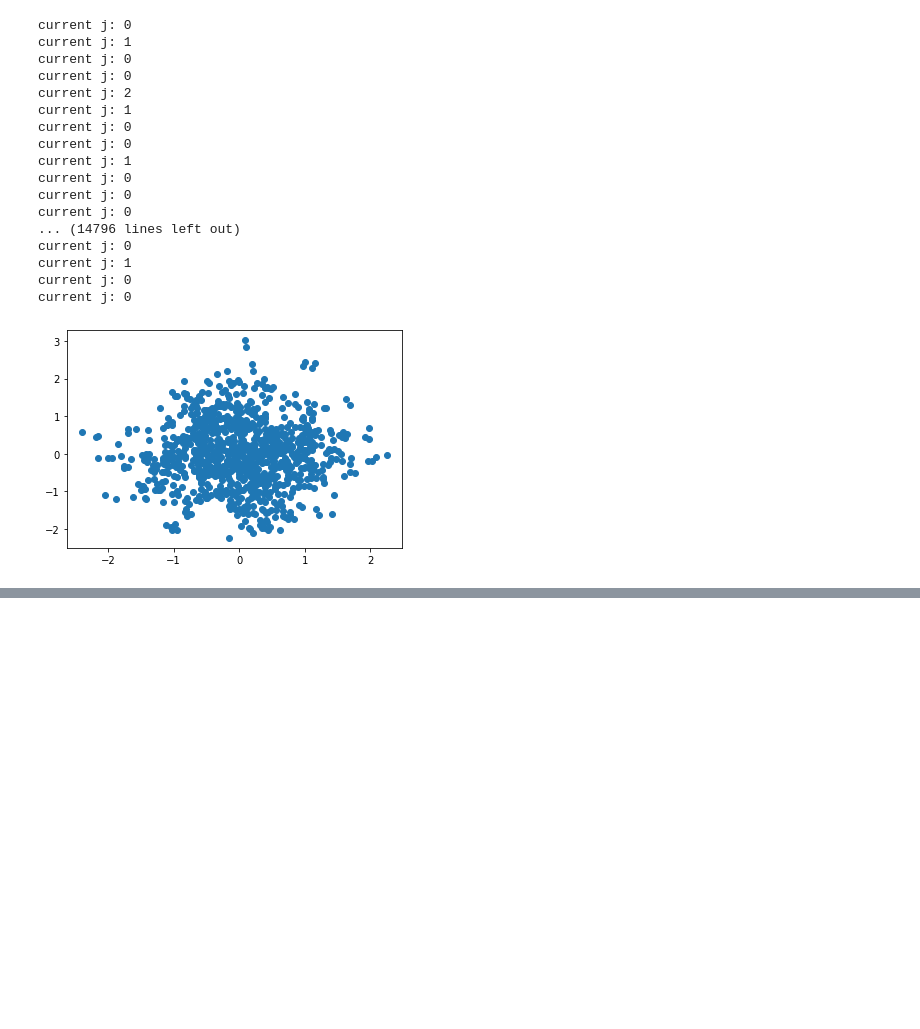
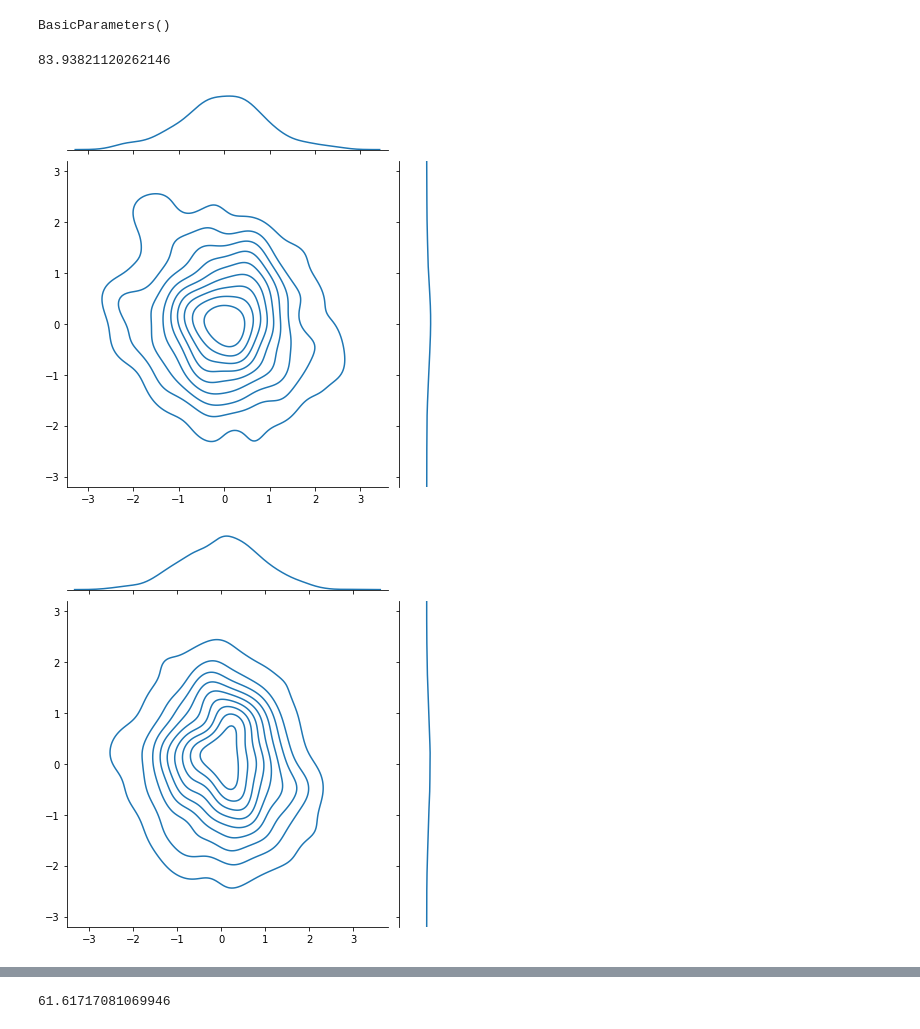
Before and after one commit to sjgosai/boda2, a Jupyter notebook: analysis/SG002__NUTS_dev/prototype.ipynb, the cells around one changed output, grey strips where cells are left out. Drawn from its saved outputs; the diff is of its cells as text; code cells hidden in the pictures; blank space fills up the shorter version.

Commit message:
bugfixes and tests

```diff
--- a/analysis/SG002__NUTS_dev/prototype.ipynb
+++ b/analysis/SG002__NUTS_dev/prototype.ipynb
@@ -77,9 +79,9 @@ class NUTS3(nn.Module):
         return theta, r, energy
 
     def buildtree(self, theta, r, u, v, j, epsilon):
-        print(f'current j: {j}')
+        #print(f'current j: {j}')
         if j == 0:
-            theta_p, r_p, energy_p = self.leapfrog(theta, r, epsilon)
+            theta_p, r_p, energy_p = self.leapfrog(theta, r, v*epsilon)
             batch_dot = torch.einsum('bs,bs->b', r_p.flatten(1), r_p.flatten(1))
             hamilton  = energy_p + batch_dot.div(2.)
             n_p = (u <= torch.exp(-hamilton)).type(torch.long)
@@ -169,6 +171,3 @@ class NUTS3(nn.Module):
             theta_m = self.sample_trajectory( theta_m, epsilon )
             samples.append( theta_m )
         return samples
-# %%
-def my_energy(in_tensor):
-    return in_tensor.pow(2).sum(dim=(1,2))
@@ -175,12 +232,14 @@ def my_energy(in_tensor):
 # %%
 my_params = BasicParameters(
-    nn.Parameter(torch.randn([2,2,1]))
+    nn.Parameter(torch.randn([4,2,1])),
+    left_flank=torch.randn([4,2,1])*0.2,
+    right_flank=torch.randn([4,2,1])*0.2
 )
 
 my_sampler = NUTS3( my_params, my_energy )
 # %%
-test_theta = torch.randn([2,2,1])
-test_r     = torch.randn([2,2,1])
+test_theta = torch.randn([4,2,1])
+test_r     = torch.randn([4,2,1])
 print(test_theta)
 print(test_r)
 print(my_sampler.params.theta)
@@ -342,25 +380,21 @@ tensor([[[ 1.1301],
+# %%
+my_sampler.params.cuda()
+# %% [output]
+BasicParameters()
 # %%
+start = time.time()
 my_samples = my_sampler.collect_samples(1e-1,1000)
+print(time.time()-start)
 # %% [output]
-current j: 0
-current j: 1
-current j: 0
-current j: 0
-current j: 2
-current j: 1
-current j: 0
-current j: 0
-current j: 1
-current j: 0
-current j: 0
-current j: 0
-... (14796 lines left out)
-current j: 0
-current j: 1
-current j: 0
-current j: 0
+83.93821120262146
 # %%
-plt.scatter( torch.cat( my_samples,axis=2 )[0][0].numpy(), torch.cat( my_samples,axis=2 )[0][1].numpy() )
-plt.show()
+for b_dim in range(check_theta_r.shape[0]):
+    g = sns.jointplot(x = torch.cat( my_samples,axis=2 )[b_dim][0].cpu().numpy(),
+                      y = torch.cat( my_samples,axis=2 )[b_dim][1].cpu().numpy(),
+                      kind='kde')
+    plt.xlim(-3.2, 3.2)
+    plt.ylim(-3.2, 3.2)
+    plt.show()
 # %% [output]
-[figure, old version]
+[figure, new version]
+[figure, added]
@@ -367 +405,8 @@ plt.show()
+# %%
+start = time.time()
+my_sampler = NUTS3( my_params, banana )
+my_samples = my_sampler.collect_samples(1e-2,100)
+print(time.time() - start)
+# %% [output]
+61.61717081069946
 # %%
```
Also changed, not shown: parts of 28 cells of this notebook, 2 other files.
